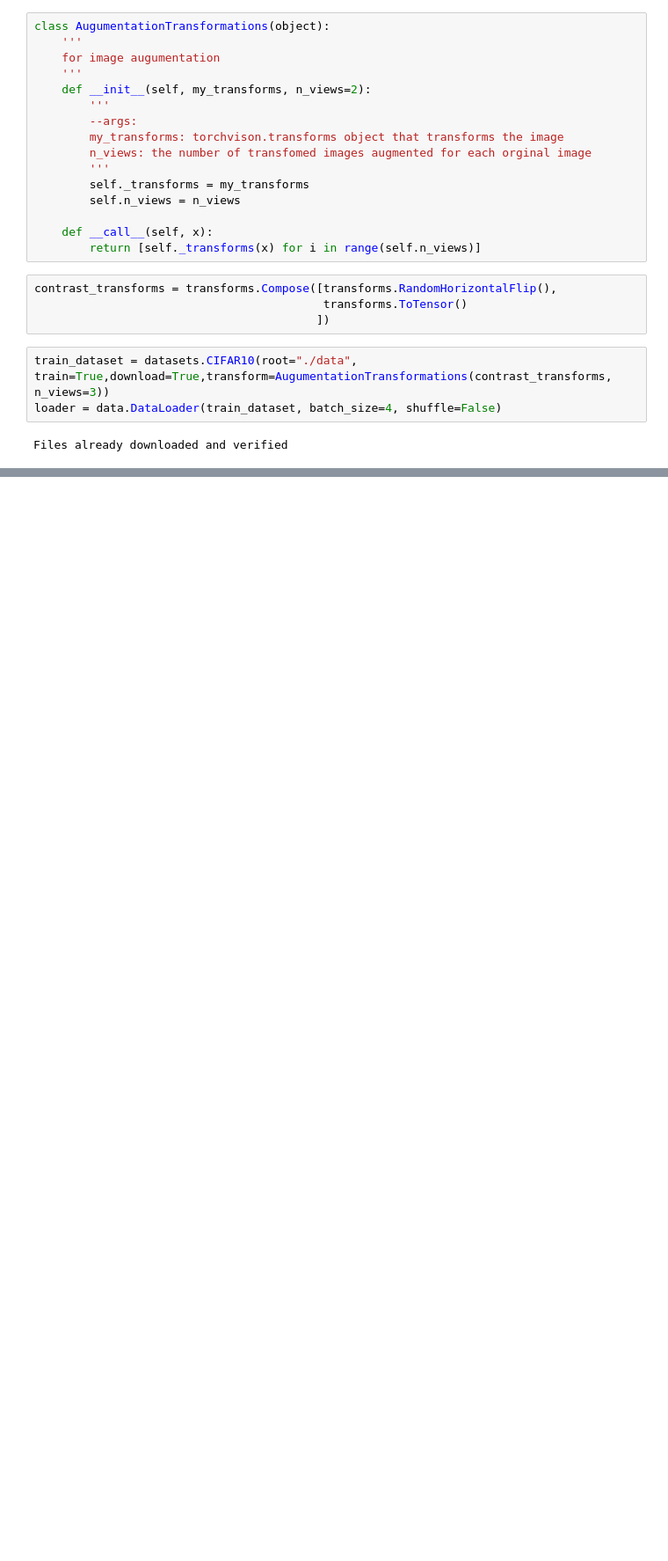
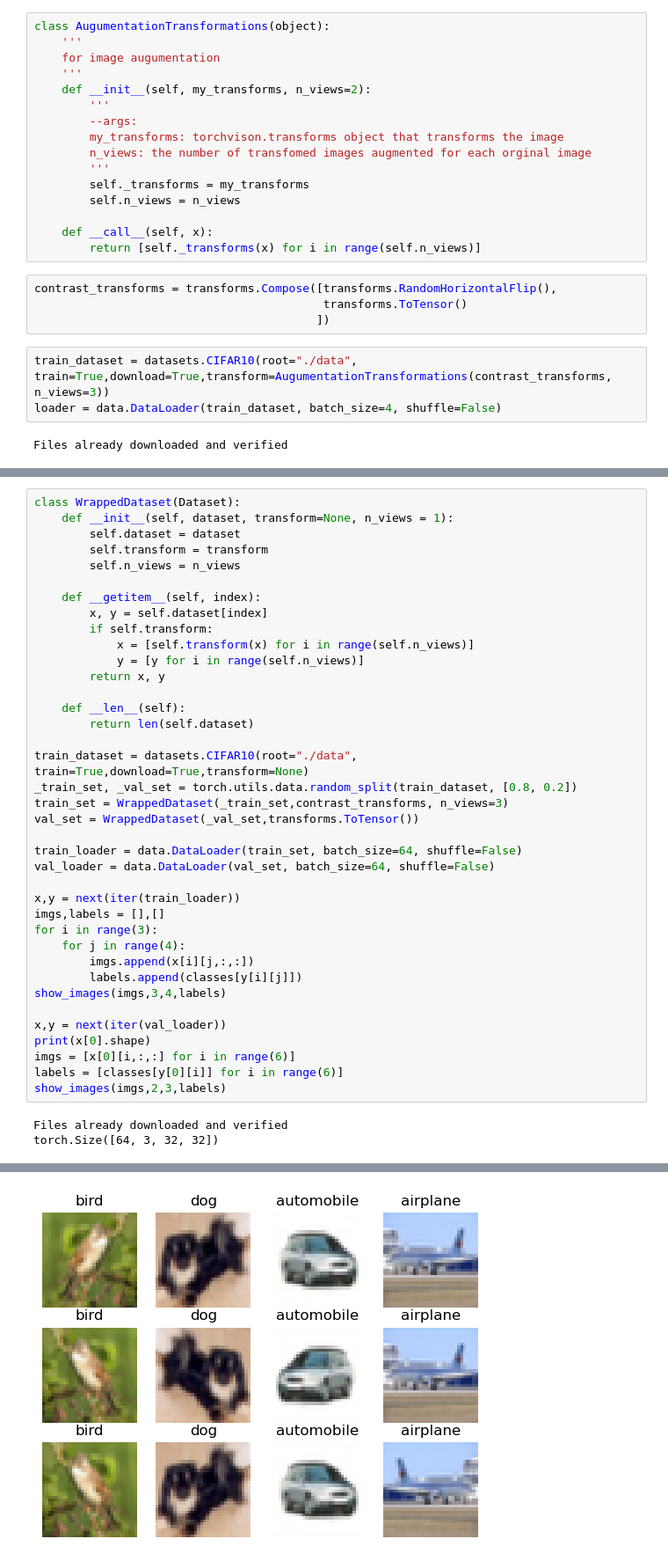
Before and after one commit to guanming-zhang/sslpnm, a Jupyter notebook: notebook.ipynb, the cells around one changed output, grey strips where cells are left out. Shown at 88% size. Cells and saved outputs as stored; diff of their text form; blank space fills up the shorter version.

Commit message:
implement training functions

```diff
--- a/notebook.ipynb
+++ b/notebook.ipynb
@@ -138,0 +138,41 @@ torch.Size([4, 3, 32, 32])
+# %%
+class WrappedDataset(Dataset):
+    def __init__(self, dataset, transform=None, n_views = 1):
+        self.dataset = dataset
+        self.transform = transform
+        self.n_views = n_views
+
+    def __getitem__(self, index):
+        x, y = self.dataset[index]
+        if self.transform:
+            x = [self.transform(x) for i in range(self.n_views)]
+            y = [y for i in range(self.n_views)]
+        return x, y
+
+    def __len__(self):
+        return len(self.dataset)
+
+train_dataset = datasets.CIFAR10(root="./data", train=True,download=True,transform=None)
+_train_set, _val_set = torch.utils.data.random_split(train_dataset, [0.8, 0.2])
+train_set = WrappedDataset(_train_set,contrast_transforms, n_views=3)
+val_set = WrappedDataset(_val_set,transforms.ToTensor())
+
+train_loader = data.DataLoader(train_set, batch_size=64, shuffle=False)
+val_loader = data.DataLoader(val_set, batch_size=64, shuffle=False)
+
+x,y = next(iter(train_loader))
+imgs,labels = [],[]
+for i in range(3):
+    for j in range(4):
+        imgs.append(x[i][j,:,:])
+        labels.append(classes[y[i][j]])
+show_images(imgs,3,4,labels)
+
+x,y = next(iter(val_loader))
+print(x[0].shape)
+imgs = [x[0][i,:,:] for i in range(6)]
+labels = [classes[y[0][i]] for i in range(6)]
+show_images(imgs,2,3,labels)
+# %% [output]
+Files already downloaded and verified
+torch.Size([64, 3, 32, 32])
@@ -138,0 +186 @@ torch.Size([4, 3, 32, 32])
+[figure, added]
```
Also changed, not shown: parts of 9 cells of this notebook.
